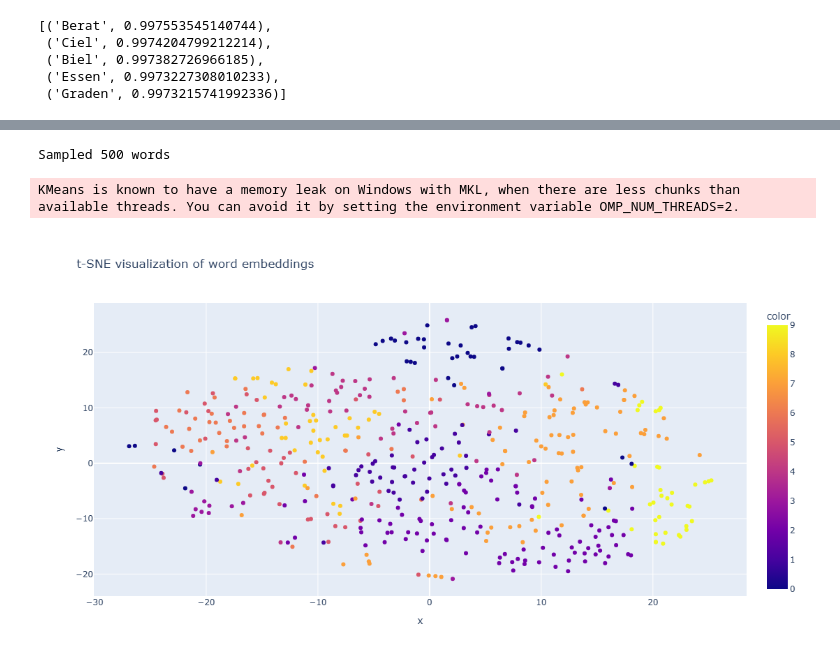
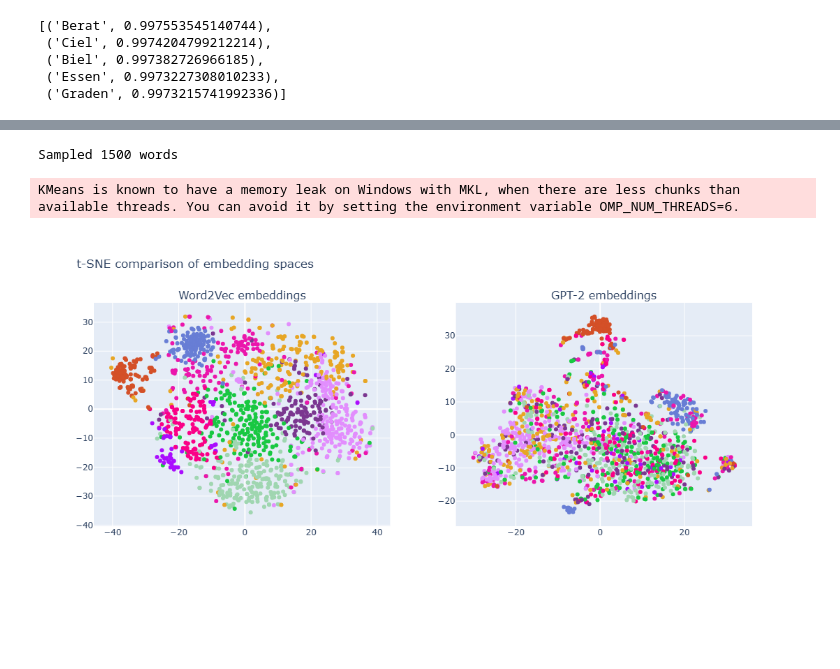
Before and after one commit to TomJ-G/DemoDay2026, a Jupyter notebook: DemoDay2026.ipynb, the cells around one changed output, grey strips where cells are left out. Saved outputs shown, nothing was run; the diff lists cells and outputs as text; code cells hidden in the pictures; blank space fills up the shorter version.

```diff
--- a/DemoDay2026.ipynb
+++ b/DemoDay2026.ipynb
@@ -345,6 +446,6 @@ KMeans is known to have a memory leak on Windows with MKL, when there are less c
 # %%
-plot_tsne_embeddings(wv_emb_en[idx], np.array(keys)[idx],sample=False)
+plot_embeddings_comparison(wv_emb_en,gpt2_emb_norm, keys,sample=True,sample_size=1500)
 # %% [output]
-Sampled 500 words
+Sampled 1500 words
-KMeans is known to have a memory leak on Windows with MKL, when there are less chunks than available threads. You can avoid it by setting the environment variable OMP_NUM_THREADS=2.
+KMeans is known to have a memory leak on Windows with MKL, when there are less chunks than available threads. You can avoid it by setting the environment variable OMP_NUM_THREADS=6.
-[figure, old version]
+[figure, new version]
```
Also changed, not shown: parts of 3 cells of this notebook.
